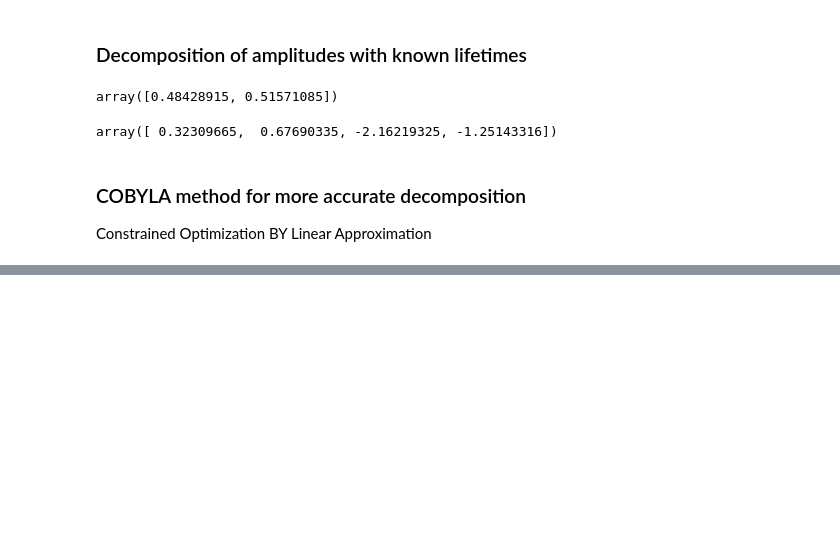
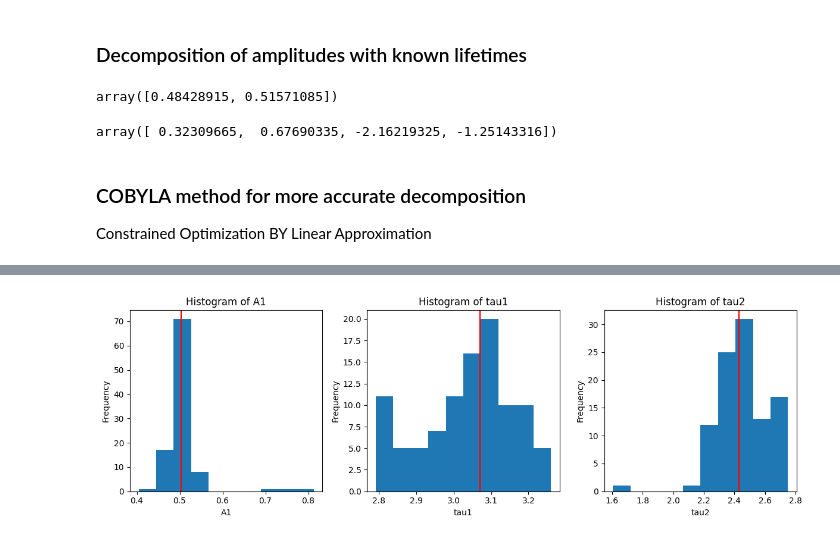
Before and after one commit to ngcnpeter/Y3_Group_Project_2B, a Jupyter notebook: TCSPC-simulation/phasor.ipynb, the cells around one changed output, grey strips where cells are left out. Saved outputs shown, nothing was run; the diff lists cells and outputs as text; code cells hidden in the pictures; blank space fills up the shorter version.

Commit message:
COBYLA fit and par_df update

```diff
--- a/TCSPC-simulation/phasor.ipynb
+++ b/TCSPC-simulation/phasor.ipynb
@@ -167,0 +166,12 @@ print(fit_report)
+# %%
+sim = EGFP
+results = [] #list to store ModelResult objects
+for i in range(100):
+    sim.multi_exp_data()
+    y_noiseless = exp2(sim.t,sim.amp[0],*sim.tau)
+    y_noise = sim.y2
+    weights = np.sqrt(sim.y)[np.argmax(y_noise):int((15/20*380))]
+    result, params_opt, chi2_red, fit_report = exp_fit(exp2,sim.t,y_noise,[sim.amp[0]]+sim.tau
+    ,weights = weights,method = 'cobyla') #use fitting method 'lbfgsb'
+    print(fit_report)
+    results.append(result)
@@ -167,0 +209,2 @@ print(fit_report)
+# %%
+info_df, par_df = fit_df(results) #create fit and parameter datafame using results list
@@ -167,0 +228,27 @@ print(fit_report)
+# %%
+sim = EGFP
+# Create subplots with the desired number of rows and columns
+fig, axes = plt.subplots(nrows=1, ncols=3, figsize=(12, 4))
+axes = np.array(axes).flatten()
+# Iterate over each column in the DataFrame
+true_list = [sim.amp[0]]+sim.tau
+val_df = par_df.loc[(slice(0,99),'_val'),:] #df for values only
+for i, column in enumerate(val_df):
+    # Plot the histogram on the corresponding axis
+    axes[i].hist(val_df[column], bins=10)  # Adjust the number of bins as needed
+    axes[i].axvline(true_list[i].real,c = 'r')
+    # Set the title and labels for the plot
+    axes[i].set_title(f"Histogram of {column}")
+    axes[i].set_xlabel(column)
+    if i>3:
+        axes[i].set_title(f"Histogram of freq = {column} GHz")
+        axes[i].set_xlabel('G coordinate')
+    axes[i].set_ylabel("Frequency")
+
+# Adjust the spacing between subplots
+plt.tight_layout()
+
+# Display the plot
+plt.show()
+# %% [output]
+[figure, added]
```
Also changed, not shown: parts of 3 cells of this notebook, 2 other files.
